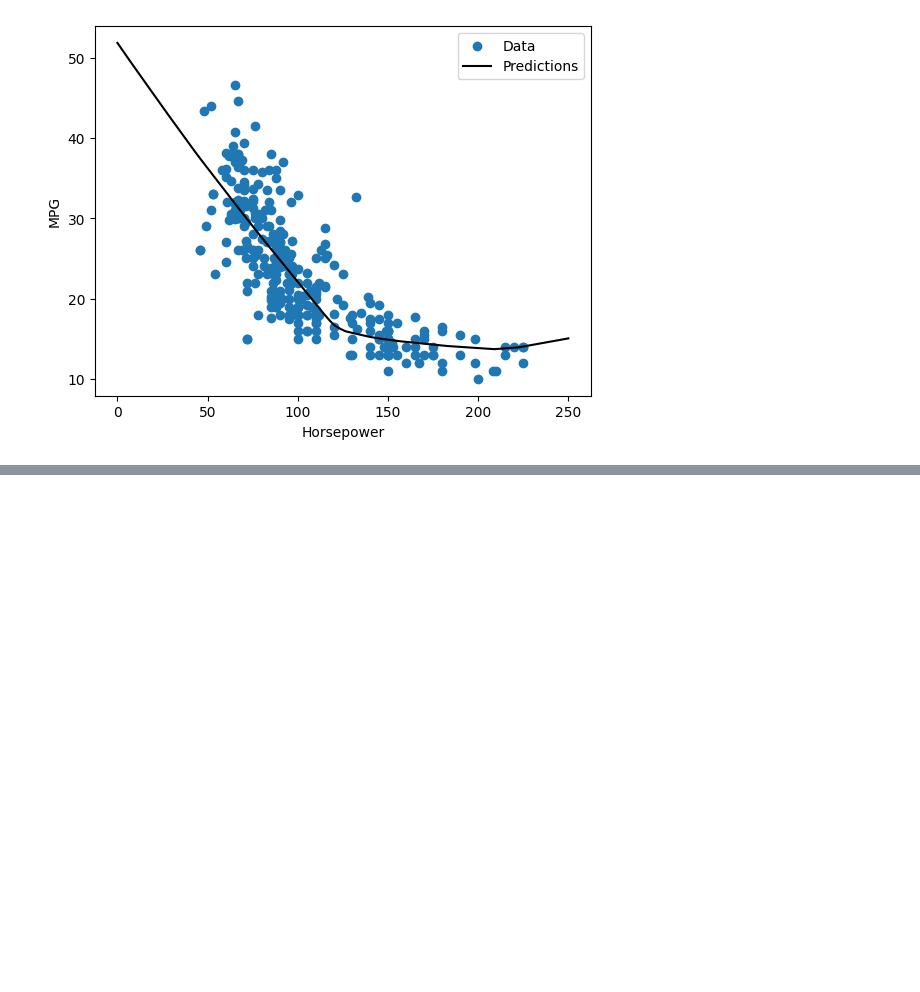
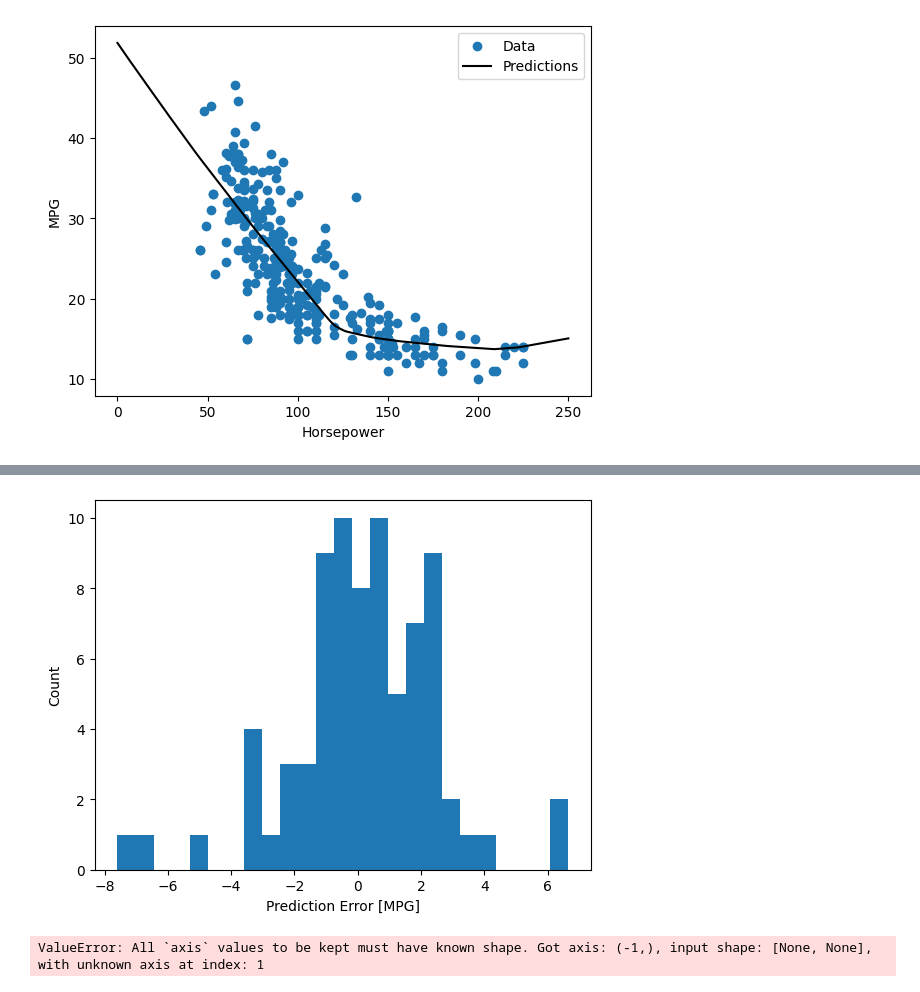
Before and after one commit to nabinhere/Deep-Learning-Exercises, a Jupyter notebook: regression_tf.ipynb, the cells around one changed output, grey strips where cells are left out. Saved outputs shown, nothing was run; the diff lists cells and outputs as text; code cells hidden in the pictures; blank space fills up the shorter version.

```diff
--- a/regression_tf.ipynb
+++ b/regression_tf.ipynb
@@ -352,0 +415,7 @@ test_results['dnn_horsepower_model'] = dnn_horse_power_model.evaluate(
+# %%
+error = test_predictions - test_labels
+plt.hist(error, bins=25)
+plt.xlabel('Prediction Error [MPG]')
+_ = plt.ylabel('Count')
+# %% [output]
+[figure, added]
@@ -352,0 +424,6 @@ test_results['dnn_horsepower_model'] = dnn_horse_power_model.evaluate(
+# %%
+reloaded = tf.keras.models.load_model('dnn_model.keras')
+test_results['reloaded'] = reloaded.evaluate(test_features.astype(float),
+                                             test_labels, verbose=0)
+# %% [output]
+ValueError: All `axis` values to be kept must have known shape. Got axis: (-1,), input shape: [None, None], with unknown axis at index: 1
```
Also changed, not shown: parts of 8 cells of this notebook, 5 other files.
